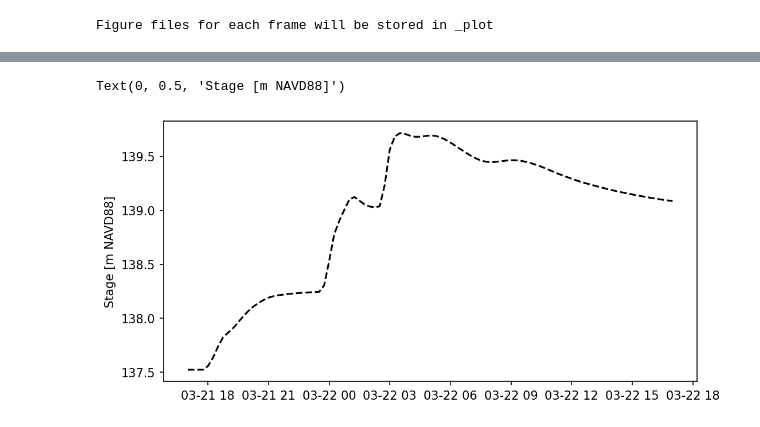
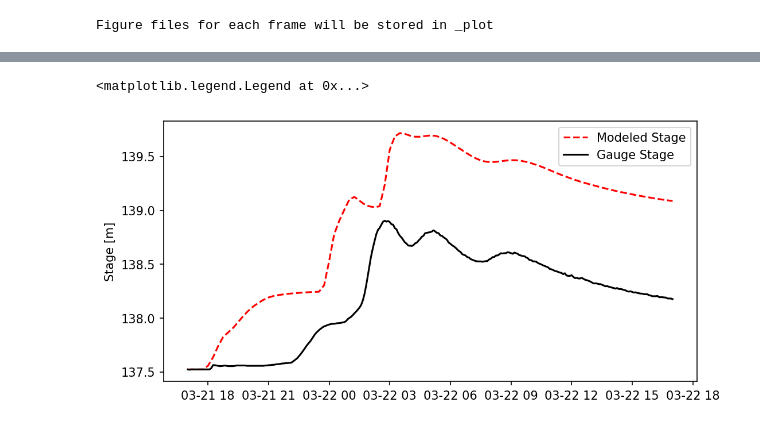
Before and after one commit to suzanatimilsina/ANUGA_OnionCreek_Tutorial, a Jupyter notebook: notebooks/notebook1.ipynb, the cells around one changed output, grey strips where cells are left out. Cells and saved outputs as stored; diff of their text form; code cells hidden in the pictures.

```diff
--- a/notebooks/notebook1.ipynb
+++ b/notebooks/notebook1.ipynb
@@ -502,22 +551,26 @@ plt.axis('scaled')
 # %%
-# ------------------------------------------------------------------------------
-# Plot time-series at a gauge location
-# ------------------------------------------------------------------------------
 # Create triangle lookup function to find cell index of a gauge
 p = anuga.utilities.plot_utils.get_output(saved_output)
 tri_lookup = anuga.utilities.plot_utils.get_triangle_lookup_function(p)
 
 # Create time vector of model outputs
 model_timeseries = model_starttime + pd.to_timedelta(time, 's')
 
 # Find coordinates of gauge and cell containing it, extract stage
 xx, yy = [626300, 3339250]
 idx = tri_lookup(xx, yy)
 gaugestage = stage[:, idx]
 
+# Create figure:
 fig = plt.figure(figsize=(8, 4), dpi=150, facecolor='w', edgecolor='k')
-plt.plot(model_timeseries, gaugestage, 'k--')
-plt.ylabel('Stage [m NAVD88]')
+plt.plot(model_timeseries, gaugestage, 'r--') # Plot modeled gauge
+# Grab gauge stage from our downstream BC function
+tt = np.linspace(0., 86400, 1000) # Vector of seconds values
+gauge = [fBC_downstream(ti) for ti in tt] # Vector of WL values for each tt
+gauge_timeseries = model_starttime + pd.to_timedelta(tt, 's') # Convert to time
+plt.plot(gauge_timeseries, gauge, 'k-') # Plot gauge
+plt.ylabel('Stage [m]')
+plt.legend(['Modeled Stage','Gauge Stage'])
 # %% [output]
-Text(0, 0.5, 'Stage [m NAVD88]')
+<matplotlib.legend.Legend at 0x...>
-[figure, old version]
+[figure, new version]
```
Also changed, not shown: parts of 22 cells of this notebook.
